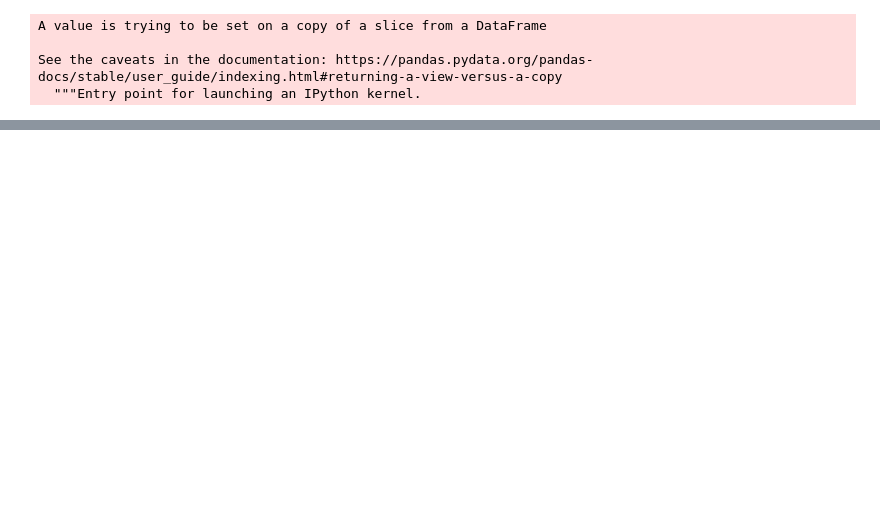
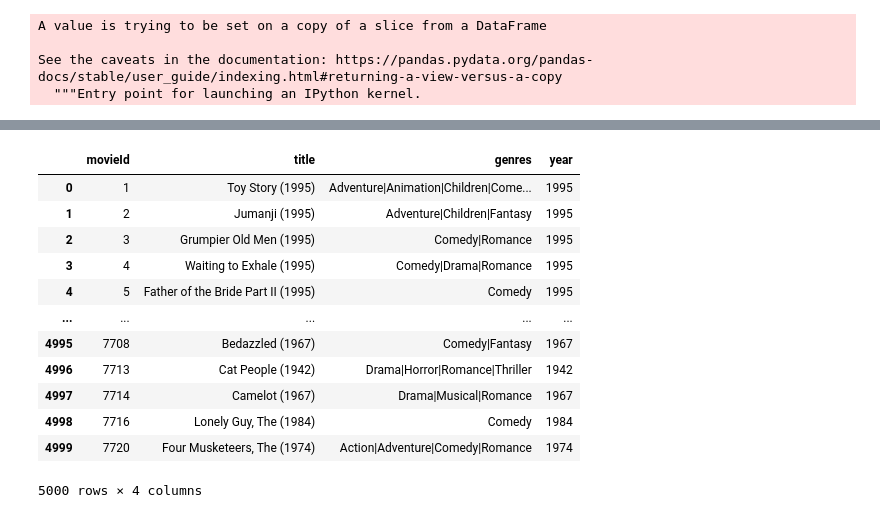
Before and after one commit to stack-raghav/MovieRecc.APP, a Jupyter notebook: Movie.ipynb, the cells around one changed output, grey strips where cells are left out. Cells and saved outputs as stored; diff of their text form; code cells hidden in the pictures; blank space fills up the shorter version.

```diff
--- a/Movie.ipynb
+++ b/Movie.ipynb
@@ -142,5 +170,5 @@ int((movies["title"][1][-5:])[:4])
 # %%
-movies["year"][0] = int((movies["title"][0][-5:])[:4])
+movies["year"][0] =  int(movies["year"][0])
 # %% [output]
 A value is trying to be set on a copy of a slice from a DataFrame
 
@@ -194,0 +227,16 @@ memory usage: 304.6+ KB
+# %%
+movies.head(5000)
+# %% [output]
+|  | movieId | title | genres | year |
+| 0 | 1 | Toy Story (1995) | Adventure|Animation|Children|Come... | 1995 |
+| 1 | 2 | Jumanji (1995) | Adventure|Children|Fantasy | 1995 |
+| 2 | 3 | Grumpier Old Men (1995) | Comedy|Romance | 1995 |
+| 3 | 4 | Waiting to Exhale (1995) | Comedy|Drama|Romance | 1995 |
+| 4 | 5 | Father of the Bride Part II (1995) | Comedy | 1995 |
+| ... | ... | ... | ... | ... |
+| 4995 | 7708 | Bedazzled (1967) | Comedy|Fantasy | 1967 |
+| 4996 | 7713 | Cat People (1942) | Drama|Horror|Romance|Thriller | 1942 |
+| 4997 | 7714 | Camelot (1967) | Drama|Musical|Romance | 1967 |
+| 4998 | 7716 | Lonely Guy, The (1984) | Comedy | 1984 |
+| 4999 | 7720 | Four Musketeers, The (1974) | Action|Adventure|Comedy|Romance | 1974 |
+5000 rows × 4 columns
```
Also changed, not shown: parts of 14 cells of this notebook.
